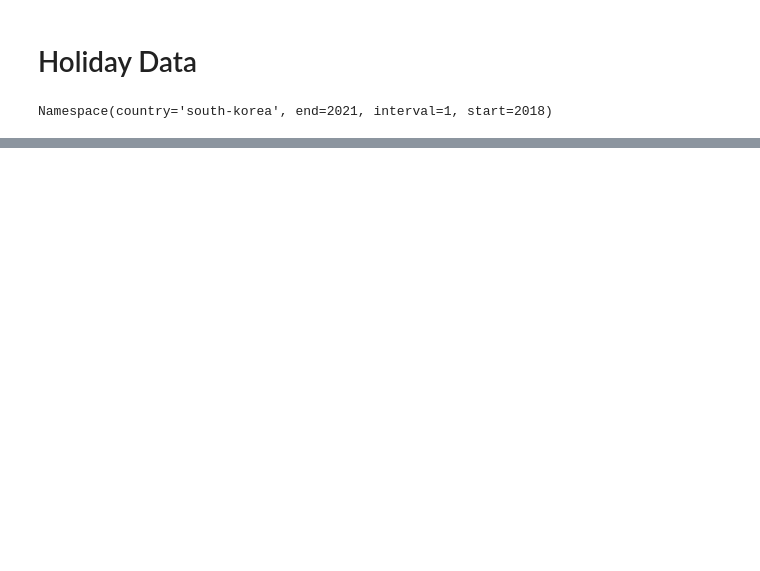
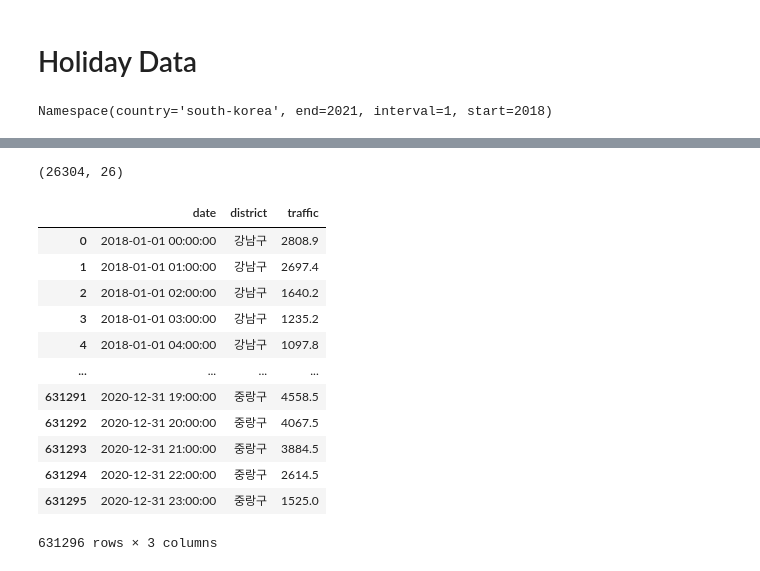
Before and after one commit to simonjisu/airpollution, a Jupyter notebook: 01_GetData.ipynb, the cells around one changed output, grey strips where cells are left out. Saved outputs shown, nothing was run; the diff lists cells and outputs as text; code cells hidden in the pictures; blank space fills up the shorter version.

```diff
--- a/01_GetData.ipynb
+++ b/01_GetData.ipynb
@@ -230,0 +513,5 @@ df_holiday.to_csv(data_path / f"holiday_{args.start}-{args.end}.tsv", sep="\t",
+# %%
+df_traffic = pd.read_csv(data_path / "traffic_filled_by_gu_2018-2020.tsv", encoding="utf-8", sep="\t")
+df_traffic.shape
+# %% [output]
+(26304, 26)
@@ -230,0 +532,18 @@ df_holiday.to_csv(data_path / f"holiday_{args.start}-{args.end}.tsv", sep="\t",
+# %%
+df = pd.read_csv(data_path/"traffic_filled_by_gu_2018-2020.tsv", sep="\t", encoding="utf-8")
+# %%
+df
+# %% [output]
+|  | date | district | traffic |
+| 0 | 2018-01-01 00:00:00 | 강남구 | 2808.9 |
+| 1 | 2018-01-01 01:00:00 | 강남구 | 2697.4 |
+| 2 | 2018-01-01 02:00:00 | 강남구 | 1640.2 |
+| 3 | 2018-01-01 03:00:00 | 강남구 | 1235.2 |
+| 4 | 2018-01-01 04:00:00 | 강남구 | 1097.8 |
+| ... | ... | ... | ... |
+| 631291 | 2020-12-31 19:00:00 | 중랑구 | 4558.5 |
+| 631292 | 2020-12-31 20:00:00 | 중랑구 | 4067.5 |
+| 631293 | 2020-12-31 21:00:00 | 중랑구 | 3884.5 |
+| 631294 | 2020-12-31 22:00:00 | 중랑구 | 2614.5 |
+| 631295 | 2020-12-31 23:00:00 | 중랑구 | 1525.0 |
+631296 rows × 3 columns
```
Also changed, not shown: parts of 42 cells of this notebook, 3 other files.
